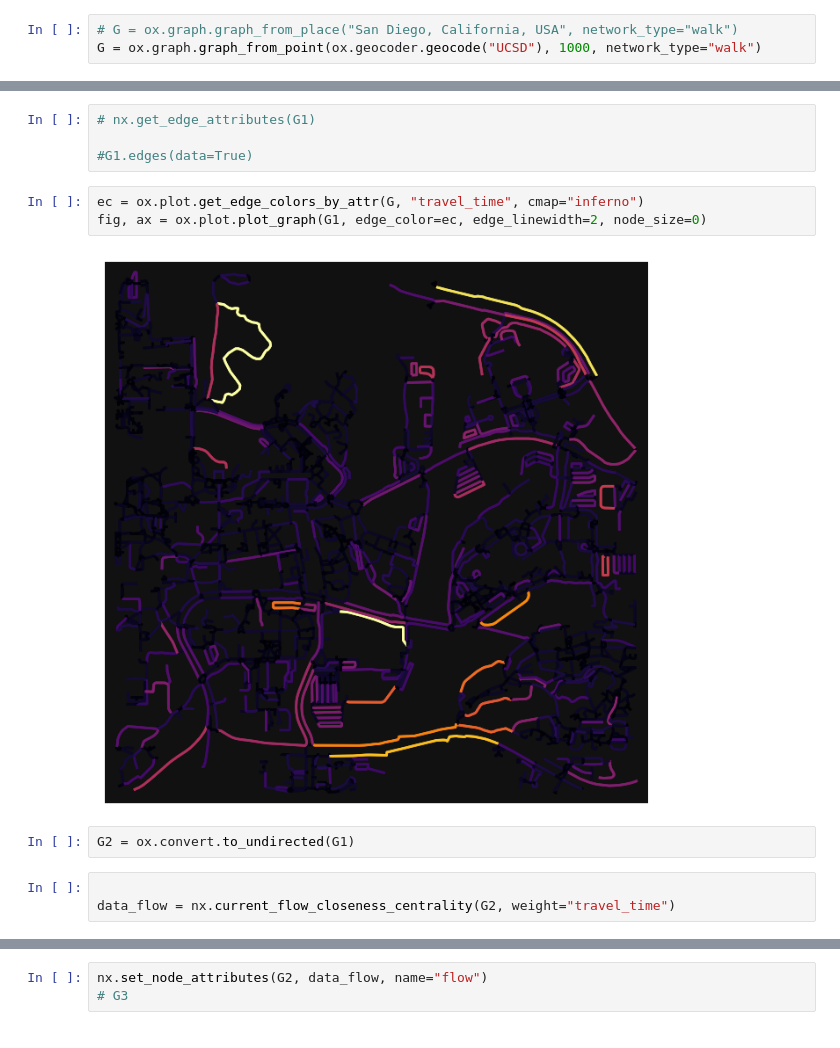
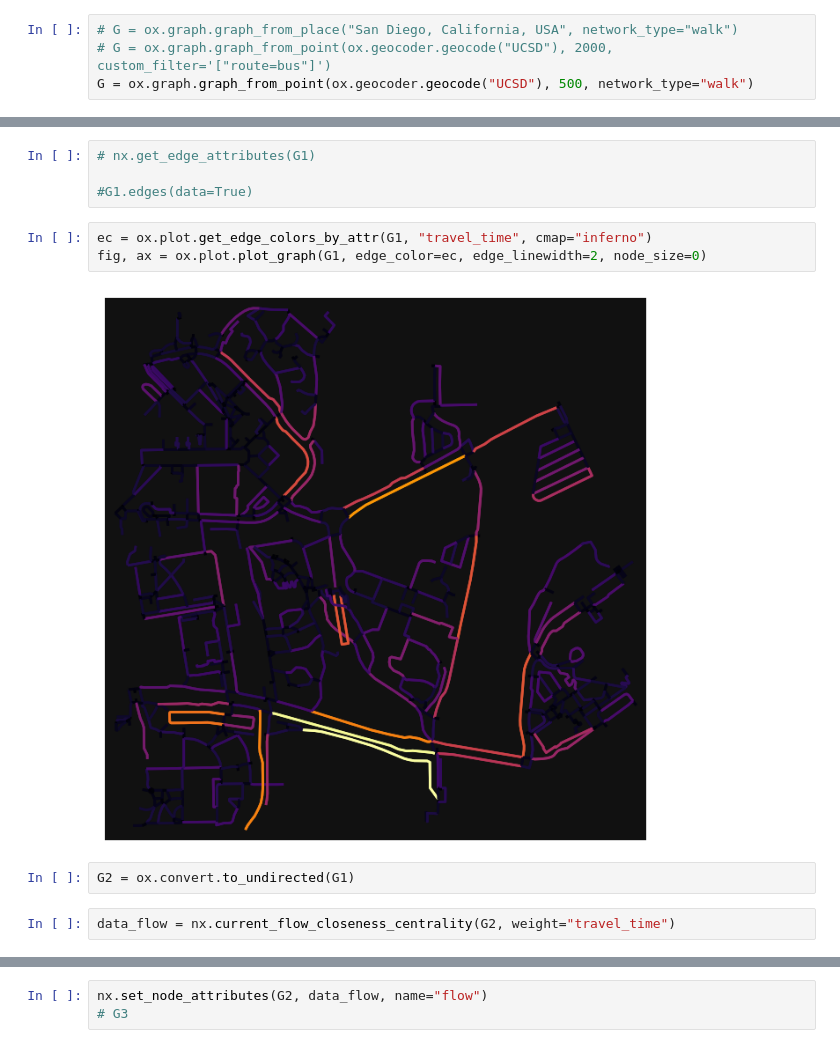
Before and after one commit to mac010ucsd/mts_routes, a Jupyter notebook: Untitled.ipynb, the cells around one changed output, grey strips where cells are left out. Cells and saved outputs as stored; diff of their text form.

```diff
--- a/Untitled.ipynb
+++ b/Untitled.ipynb
@@ -7,5 +7,6 @@ ox.__version__
 '2.0.3'
 # %%
 # G = ox.graph.graph_from_place("San Diego, California, USA", network_type="walk")
-G = ox.graph.graph_from_point(ox.geocoder.geocode("UCSD"), 1000, network_type="walk")
+# G = ox.graph.graph_from_point(ox.geocoder.geocode("UCSD"), 2000, custom_filter='["route=bus"]')
+G = ox.graph.graph_from_point(ox.geocoder.geocode("UCSD"), 500, network_type="walk")
 # %%
@@ -20,14 +63,13 @@ G1 = ox.routing.add_edge_travel_times(G1)
 
 #G1.edges(data=True)
 # %%
-ec = ox.plot.get_edge_colors_by_attr(G, "travel_time", cmap="inferno")
+ec = ox.plot.get_edge_colors_by_attr(G1, "travel_time", cmap="inferno")
 fig, ax = ox.plot.plot_graph(G1, edge_color=ec, edge_linewidth=2, node_size=0)
 # %% [output]
-[figure, old version]
+[figure, new version]
 # %%
 G2 = ox.convert.to_undirected(G1)
 # %%
-
 data_flow = nx.current_flow_closeness_centrality(G2, weight="travel_time")
 # %%
 # nx.Graph(data_flow)
```
Also changed, not shown: parts of 24 cells of this notebook, 5 other files.
